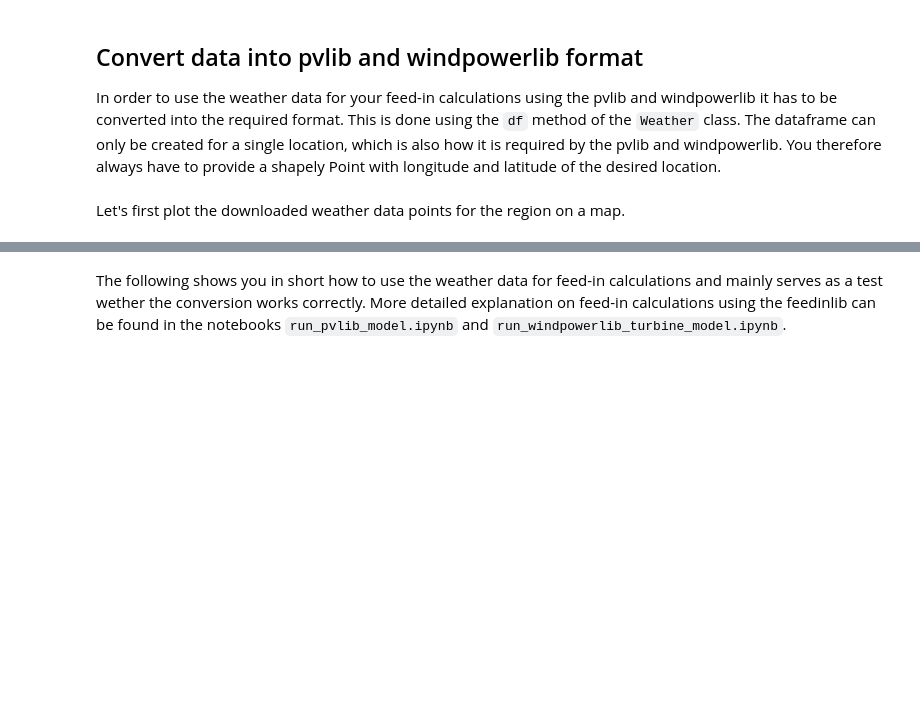
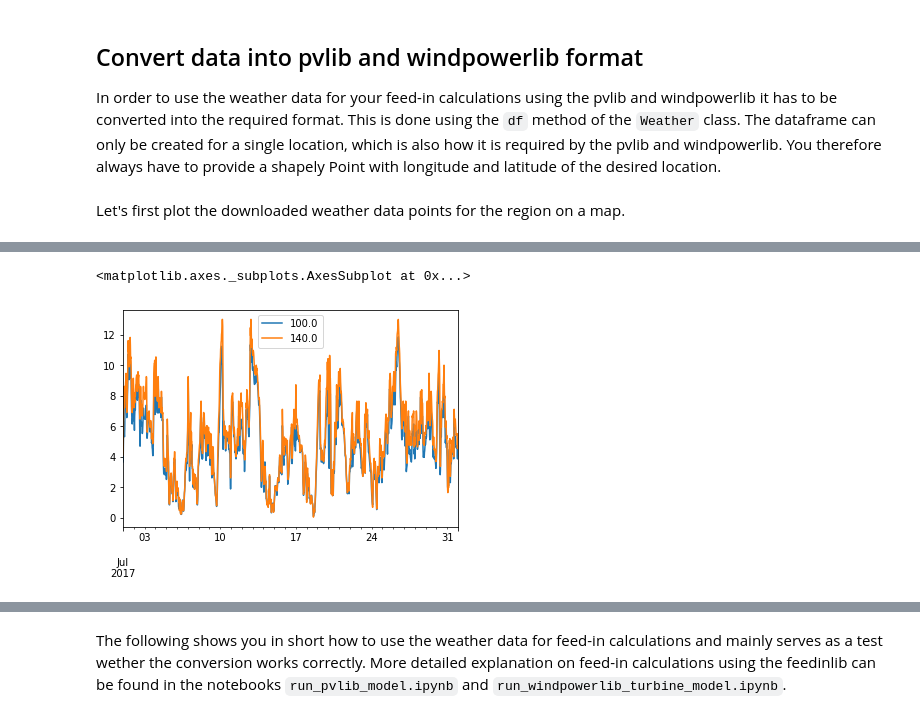
Before and after one commit to oemof/feedinlib, a Jupyter notebook: example/load_open_fred_weather_data.ipynb, the cells around one changed output, grey strips where cells are left out. Cells and saved outputs as stored; diff of their text form; code cells hidden in the pictures; blank space fills up the shorter version.

```diff
--- a/example/load_open_fred_weather_data.ipynb
+++ b/example/load_open_fred_weather_data.ipynb
@@ -88,8 +88,12 @@ points_df.plot(ax=base, marker='o', color='red', markersize=5);
 # %%
 # convert to windpowerlib dataframe
 windpowerlib_df = open_FRED_weather_windpowerlib_single_location.df(
     location=location,
     lib="windpowerlib")
+windpowerlib_df.wind_speed.plot()
+# %% [output]
+<matplotlib.axes._subplots.AxesSubplot at 0x...>
+[figure, added]
 # %%
 # convert to pvlib dataframe
 pvlib_df = open_FRED_weather_pvlib_region.df(
```
Also changed, not shown: parts of 5 cells of this notebook.
